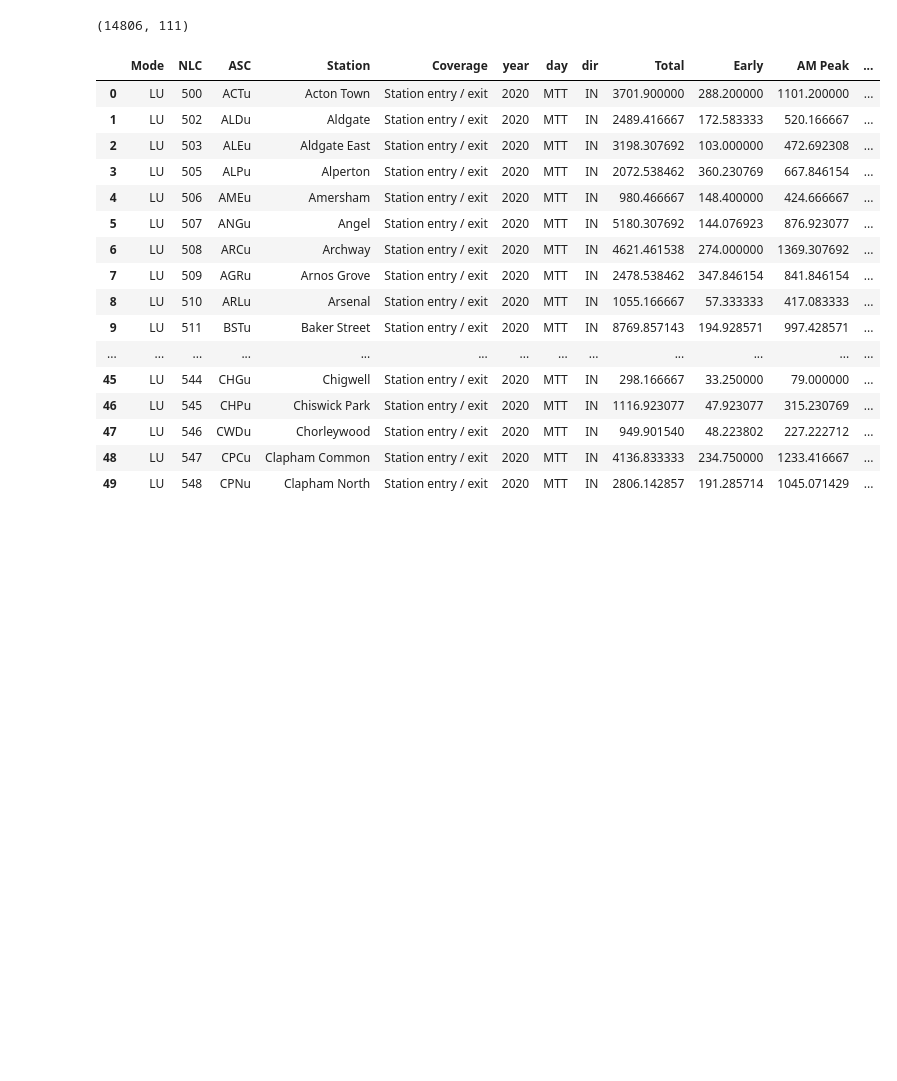
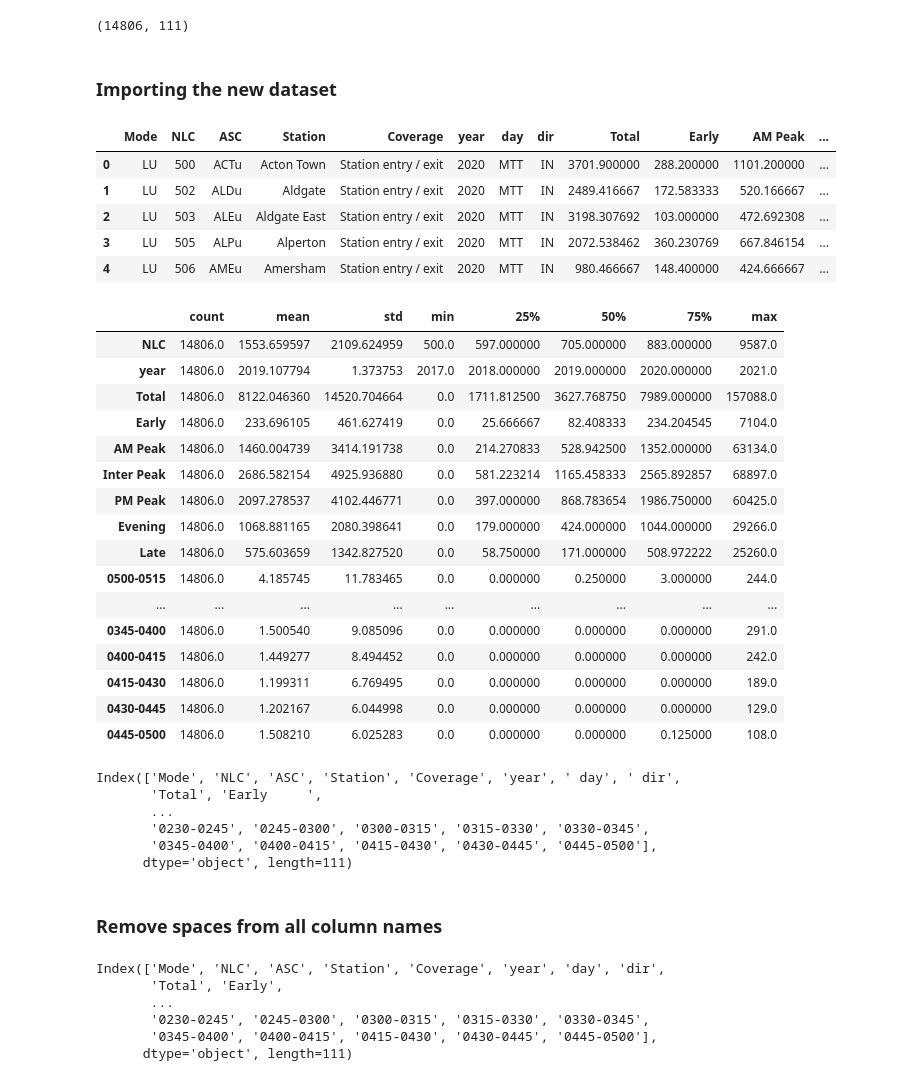
Before and after one commit to chidike10/Towards-a-Tube-Twin-passenger-forecasting-project, a Jupyter notebook: twin_tube.ipynb, the cells around one changed output. Drawn from its saved outputs; the diff is of its cells as text; code cells hidden in the pictures; blank space fills up the shorter version.

Commit message:
Data exploration and reshaping
- Created unique id column.
- Performed extra data cleaning.
- Introduced the melt() function for forecasting.

```diff
--- a/twin_tube.ipynb
+++ b/twin_tube.ipynb
@@ -153,25 +163,47 @@ df.shape
 (14806, 111)
 # %%
 df.to_csv('tube_station_entry_exit', index=False)
+# %% [markdown]
+### Importing the new dataset
 # %%
 df2 = pd.read_csv('tube_station_entry_exit')
 # %%
-df2.head(50)
+df2.head()
 # %% [output]
 |  | Mode | NLC | ASC | Station | Coverage | year | day | dir | Total | Early | AM Peak | ... |
 | 0 | LU | 500 | ACTu | Acton Town | Station entry / exit | 2020 | MTT | IN | 3701.900000 | 288.200000 | 1101.200000 | ... |
 | 1 | LU | 502 | ALDu | Aldgate | Station entry / exit | 2020 | MTT | IN | 2489.416667 | 172.583333 | 520.166667 | ... |
 | 2 | LU | 503 | ALEu | Aldgate East | Station entry / exit | 2020 | MTT | IN | 3198.307692 | 103.000000 | 472.692308 | ... |
 | 3 | LU | 505 | ALPu | Alperton | Station entry / exit | 2020 | MTT | IN | 2072.538462 | 360.230769 | 667.846154 | ... |
 | 4 | LU | 506 | AMEu | Amersham | Station entry / exit | 2020 | MTT | IN | 980.466667 | 148.400000 | 424.666667 | ... |
-| 5 | LU | 507 | ANGu | Angel | Station entry / exit | 2020 | MTT | IN | 5180.307692 | 144.076923 | 876.923077 | ... |
-| 6 | LU | 508 | ARCu | Archway | Station entry / exit | 2020 | MTT | IN | 4621.461538 | 274.000000 | 1369.307692 | ... |
-| 7 | LU | 509 | AGRu | Arnos Grove | Station entry / exit | 2020 | MTT | IN | 2478.538462 | 347.846154 | 841.846154 | ... |
-| 8 | LU | 510 | ARLu | Arsenal | Station entry / exit | 2020 | MTT | IN | 1055.166667 | 57.333333 | 417.083333 | ... |
-| 9 | LU | 511 | BSTu | Baker Street | Station entry / exit | 2020 | MTT | IN | 8769.857143 | 194.928571 | 997.428571 | ... |
-| ... | ... | ... | ... | ... | ... | ... | ... | ... | ... | ... | ... | ... |
-| 45 | LU | 544 | CHGu | Chigwell | Station entry / exit | 2020 | MTT | IN | 298.166667 | 33.250000 | 79.000000 | ... |
-| 46 | LU | 545 | CHPu | Chiswick Park | Station entry / exit | 2020 | MTT | IN | 1116.923077 | 47.923077 | 315.230769 | ... |
-| 47 | LU | 546 | CWDu | Chorleywood | Station entry / exit | 2020 | MTT | IN | 949.901540 | 48.223802 | 227.222712 | ... |
-| 48 | LU | 547 | CPCu | Clapham Common | Station entry / exit | 2020 | MTT | IN | 4136.833333 | 234.750000 | 1233.416667 | ... |
-| 49 | LU | 548 | CPNu | Clapham North | Station entry / exit | 2020 | MTT | IN | 2806.142857 | 191.285714 | 1045.071429 | ... |
+# %%
+df2.describe().T
+# %% [output]
+|  | count | mean | std | min | 25% | 50% | 75% | max |
+| NLC | 14806.0 | 1553.659597 | 2109.624959 | 500.0 | 597.000000 | 705.000000 | 883.000000 | 9587.0 |
+| year | 14806.0 | 2019.107794 | 1.373753 | 2017.0 | 2018.000000 | 2019.000000 | 2020.000000 | 2021.0 |
+| Total | 14806.0 | 8122.046360 | 14520.704664 | 0.0 | 1711.812500 | 3627.768750 | 7989.000000 | 157088.0 |
+| Early | 14806.0 | 233.696105 | 461.627419 | 0.0 | 25.666667 | 82.408333 | 234.204545 | 7104.0 |
+| AM Peak | 14806.0 | 1460.004739 | 3414.191738 | 0.0 | 214.270833 | 528.942500 | 1352.000000 | 63134.0 |
+| Inter Peak | 14806.0 | 2686.582154 | 4925.936880 | 0.0 | 581.223214 | 1165.458333 | 2565.892857 | 68897.0 |
+| PM Peak | 14806.0 | 2097.278537 | 4102.446771 | 0.0 | 397.000000 | 868.783654 | 1986.750000 | 60425.0 |
+| Evening | 14806.0 | 1068.881165 | 2080.398641 | 0.0 | 179.000000 | 424.000000 | 1044.000000 | 29266.0 |
+| Late | 14806.0 | 575.603659 | 1342.827520 | 0.0 | 58.750000 | 171.000000 | 508.972222 | 25260.0 |
+| 0500-0515 | 14806.0 | 4.185745 | 11.783465 | 0.0 | 0.000000 | 0.250000 | 3.000000 | 244.0 |
+| ... | ... | ... | ... | ... | ... | ... | ... | ... |
+| 0345-0400 | 14806.0 | 1.500540 | 9.085096 | 0.0 | 0.000000 | 0.000000 | 0.000000 | 291.0 |
+| 0400-0415 | 14806.0 | 1.449277 | 8.494452 | 0.0 | 0.000000 | 0.000000 | 0.000000 | 242.0 |
+| 0415-0430 | 14806.0 | 1.199311 | 6.769495 | 0.0 | 0.000000 | 0.000000 | 0.000000 | 189.0 |
+| 0430-0445 | 14806.0 | 1.202167 | 6.044998 | 0.0 | 0.000000 | 0.000000 | 0.000000 | 129.0 |
+| 0445-0500 | 14806.0 | 1.508210 | 6.025283 | 0.0 | 0.000000 | 0.000000 | 0.125000 | 108.0 |
+# %%
+print(df2.columns)
+# %% [output]
+Index(['Mode', 'NLC', 'ASC', 'Station', 'Coverage', 'year', ' day', ' dir',
+       'Total', 'Early     ',
+       ...
+       '0230-0245', '0245-0300', '0300-0315', '0315-0330', '0330-0345',
+       '0345-0400', '0400-0415', '0415-0430', '0430-0445', '0445-0500'],
+      dtype='object', length=111)
+# %% [markdown]
+### Remove spaces from all column names
@@ -177,0 +212,9 @@ df2.head(50)
+# %%
+print(df2.columns)
+# %% [output]
+Index(['Mode', 'NLC', 'ASC', 'Station', 'Coverage', 'year', 'day', 'dir',
+       'Total', 'Early',
+       ...
+       '0230-0245', '0245-0300', '0300-0315', '0315-0330', '0330-0345',
+       '0345-0400', '0400-0415', '0415-0430', '0430-0445', '0445-0500'],
+      dtype='object', length=111)
```
Also changed, not shown: parts of 29 cells of this notebook.
